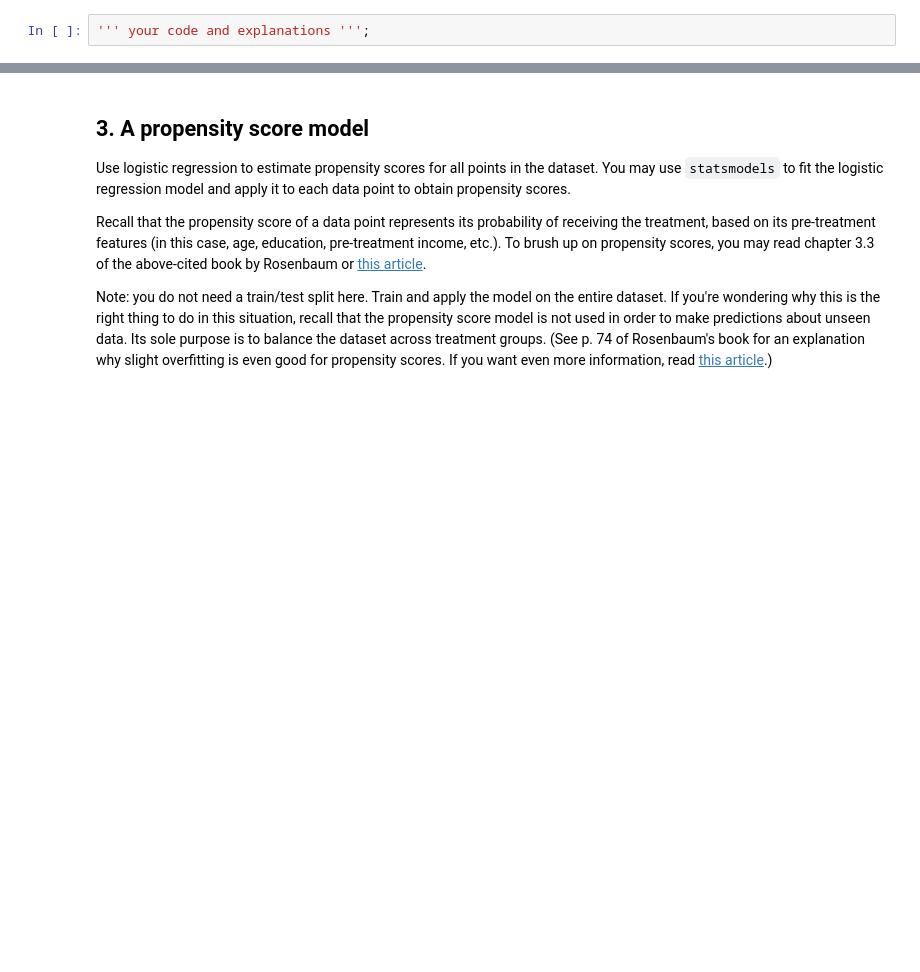
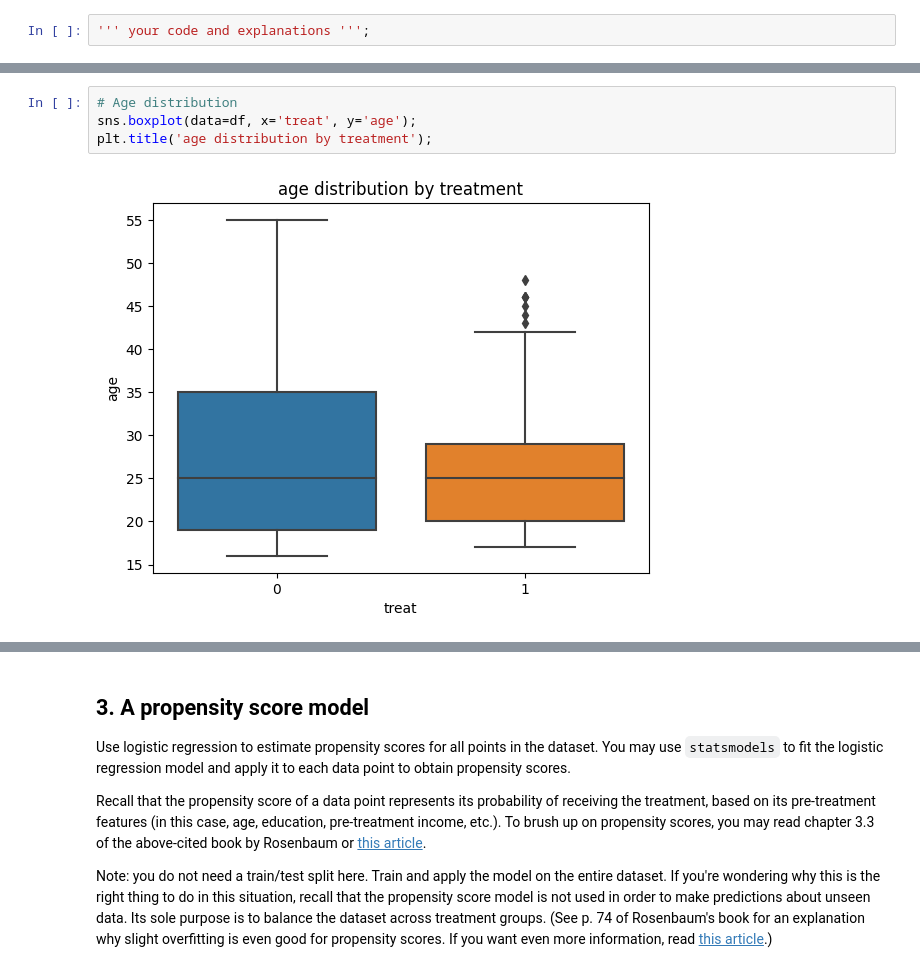
Before and after one commit to roduit/2023, a Jupyter notebook: Exercises/05 - Causal analysis of observational data/Observational studies exercise.ipynb, the cells around one changed output, grey strips where cells are left out. Drawn from its saved outputs; the diff is of its cells as text; blank space fills up the shorter version.

```diff
--- a/Exercises/05 - Causal analysis of observational data/Observational studies exercise.ipynb
+++ b/Exercises/05 - Causal analysis of observational data/Observational studies exercise.ipynb
@@ -131,0 +116,6 @@ plt.tight_layout();
+# %%
+# Age distribution
+sns.boxplot(data=df, x='treat', y='age');
+plt.title('age distribution by treatment');
+# %% [output]
+[figure, added]
```
Also changed, not shown: parts of 44 cells of this notebook.
